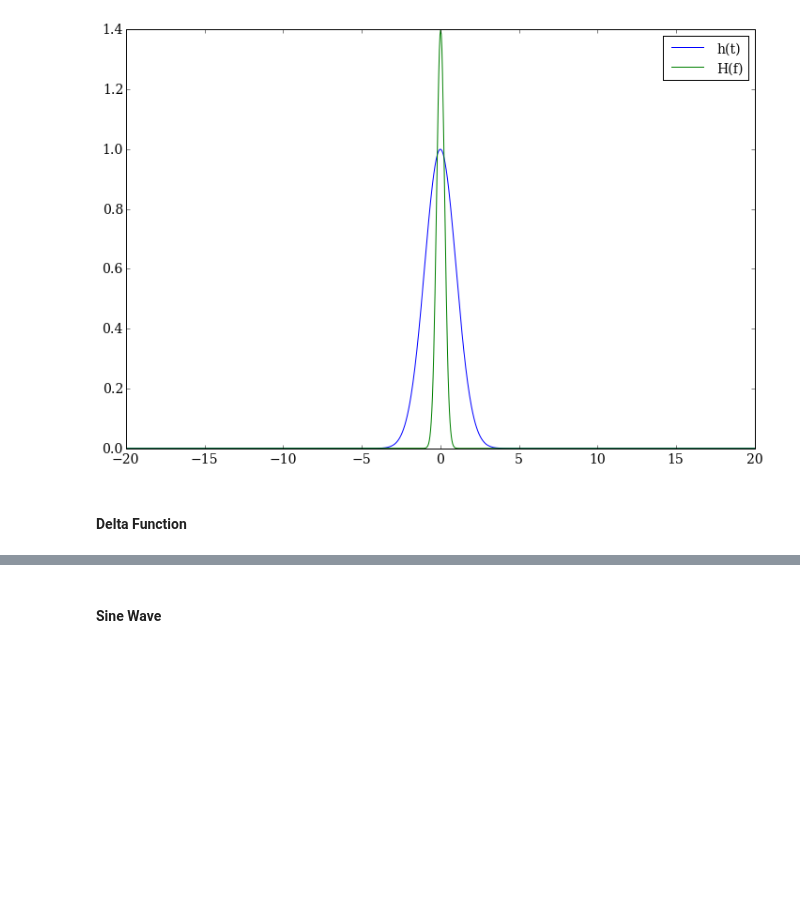
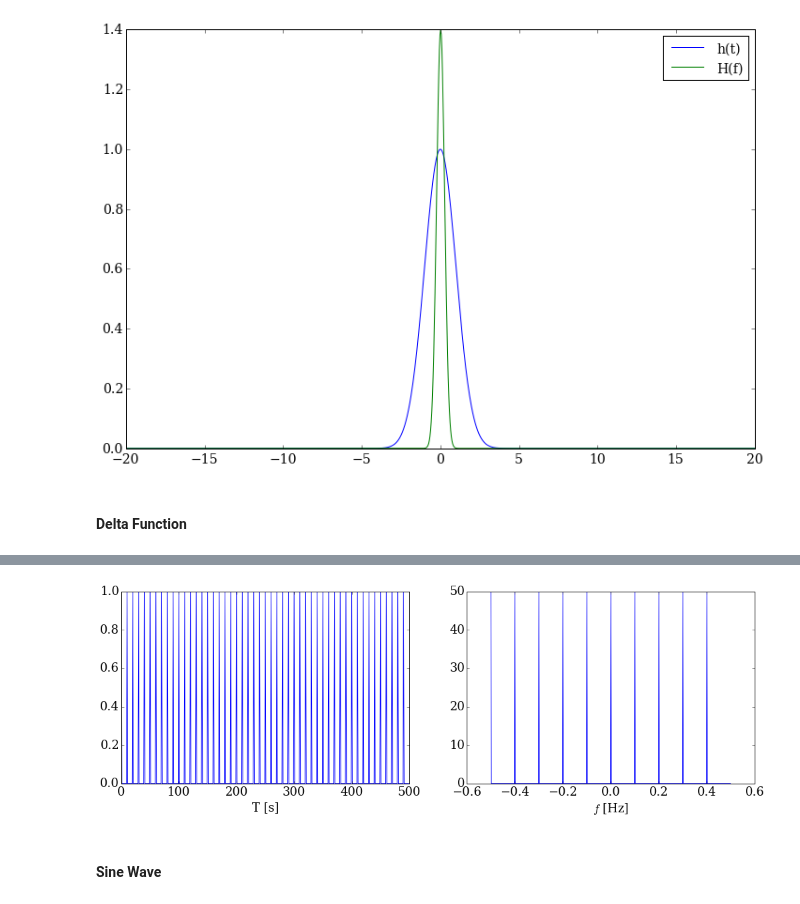
Before and after one commit to YastroML/YastroML, a Jupyter notebook: Session19_141029/Ch10_TimeSeries.ipynb, the cells around one changed output, grey strips where cells are left out. Drawn from its saved outputs; the diff is of its cells as text; code cells hidden in the pictures; blank space fills up the shorter version.

```diff
--- a/Session19_141029/Ch10_TimeSeries.ipynb
+++ b/Session19_141029/Ch10_TimeSeries.ipynb
@@ -318,2 +330,8 @@ fourierPlots(deltaFunc)
+# %%
+pulsesFunc = np.zeros(500)
+pulsesFunc[0::10] = 1
+fourierPlots(pulsesFunc)
+# %% [output]
+[figure, added]
 # %% [markdown]
 #### Sine Wave
```
Also changed, not shown: parts of 15 cells of this notebook.
